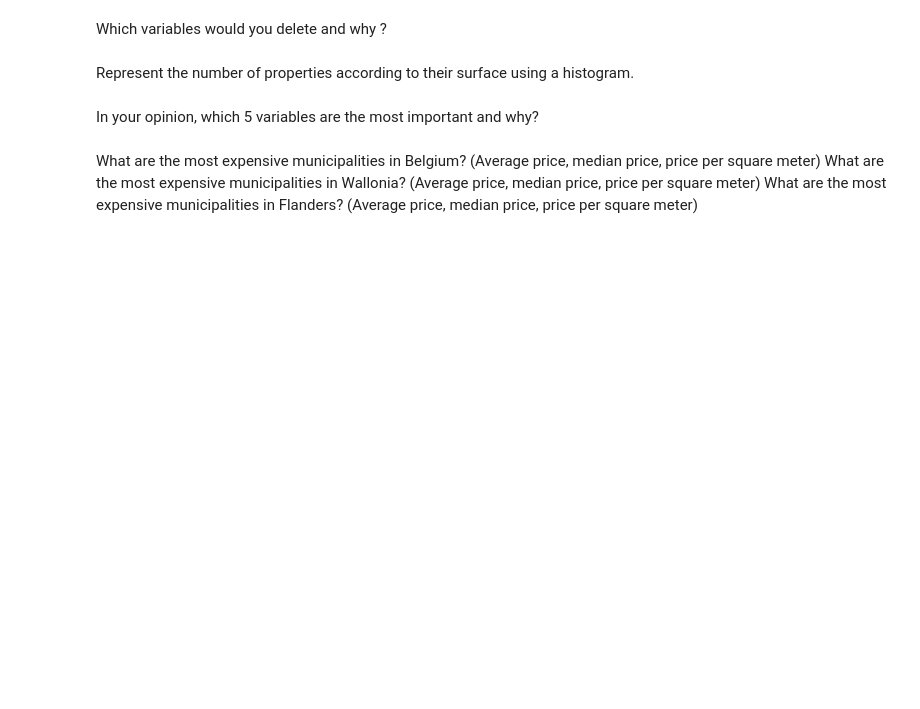
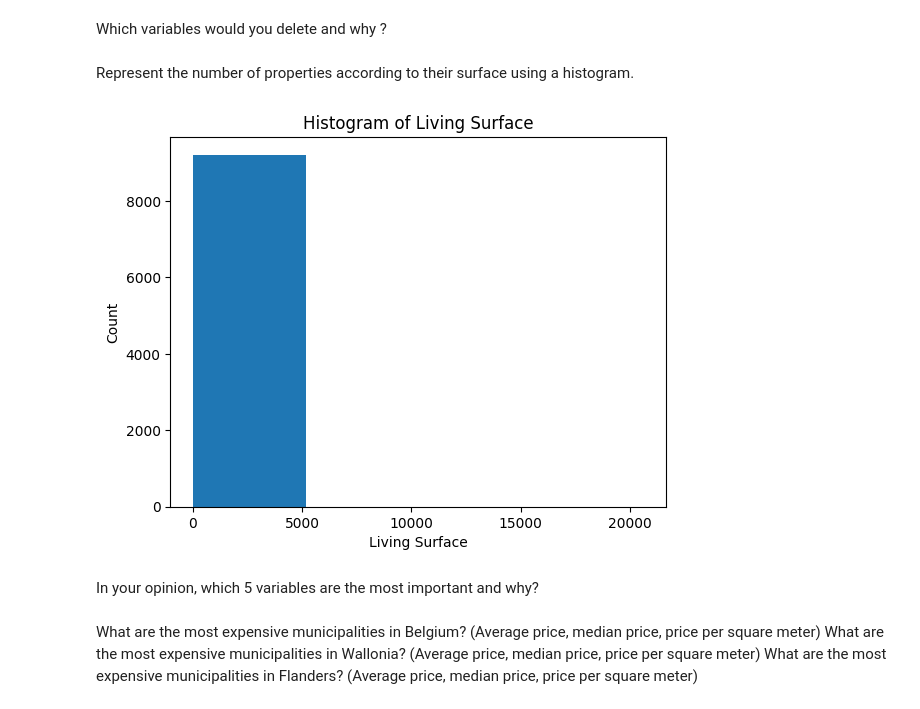
Before and after one commit to Bizkochito/challenge-data-analysis, a Jupyter notebook: src/utils/data_analysis.ipynb, the cells around one changed output. Cells and saved outputs as stored; diff of their text form; code cells hidden in the pictures; blank space fills up the shorter version.

```diff
--- a/src/utils/data_analysis.ipynb
+++ b/src/utils/data_analysis.ipynb
@@ -70,6 +83,15 @@ Plot the outliers.
 Which variables would you delete and why ?
 # %% [markdown]
 Represent the number of properties according to their surface using a histogram.
+# %%
+
+plt.hist(df['living_area'], bins=4)
+plt.xlabel('Living Surface')
+plt.ylabel('Count')
+plt.title('Histogram of Living Surface')
+plt.show()
+# %% [output]
+[figure, added]
 # %% [markdown]
 In your opinion, which 5 variables are the most important and why?
 # %% [markdown]
```
Also changed, not shown: parts of 8 cells of this notebook, 5 other files.
